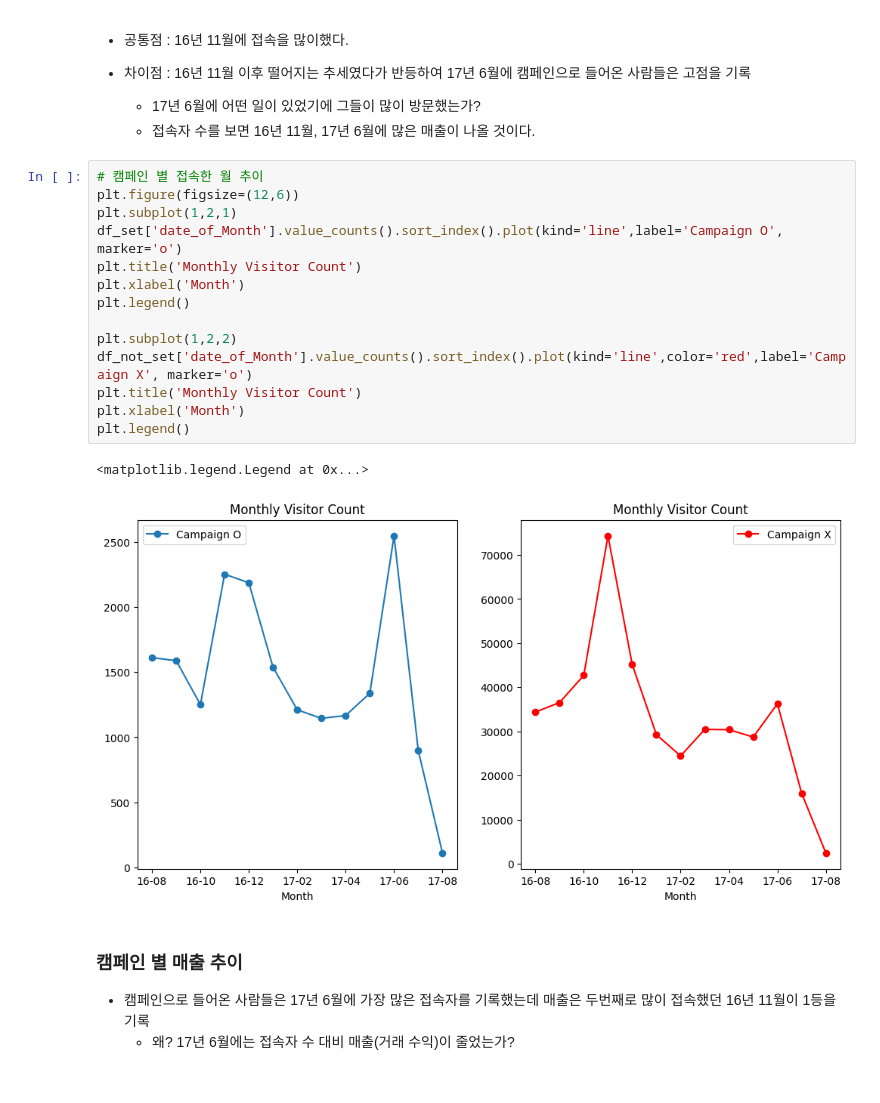
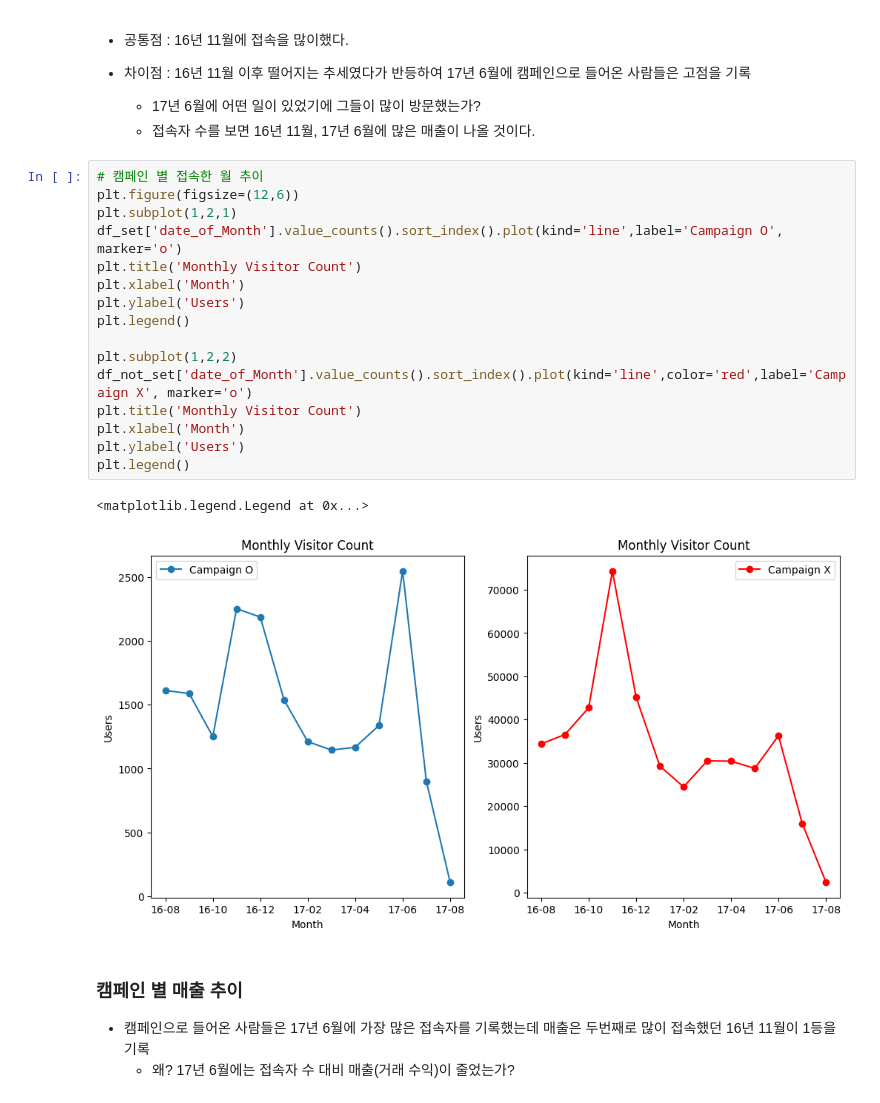
Before and after one commit to eju1019/ipark, a Jupyter notebook: projcet.ipynb, the cells around one changed output. Drawn from its saved outputs; the diff is of its cells as text.

```diff
--- a/projcet.ipynb
+++ b/projcet.ipynb
@@ -151,20 +161,22 @@ plt.legend()
 # %%
 # 캠페인 별 접속한 월 추이
 plt.figure(figsize=(12,6))
 plt.subplot(1,2,1)
 df_set['date_of_Month'].value_counts().sort_index().plot(kind='line',label='Campaign O', marker='o')
 plt.title('Monthly Visitor Count')
 plt.xlabel('Month')
+plt.ylabel('Users')
 plt.legend()
 
 plt.subplot(1,2,2)
 df_not_set['date_of_Month'].value_counts().sort_index().plot(kind='line',color='red',label='Campaign X', marker='o')
 plt.title('Monthly Visitor Count')
 plt.xlabel('Month')
+plt.ylabel('Users')
 plt.legend()
 # %% [output]
 <matplotlib.legend.Legend at 0x...>
-[figure, old version]
+[figure, new version]
 # %% [markdown]
 ### 캠페인 별 매출 추이
    - 캠페인으로 들어온 사람들은 17년 6월에 가장 많은 접속자를 기록했는데 매출은 두번째로 많이 접속했던 16년 11월이 1등을 기록
```
Also changed, not shown: parts of 13 cells of this notebook.
